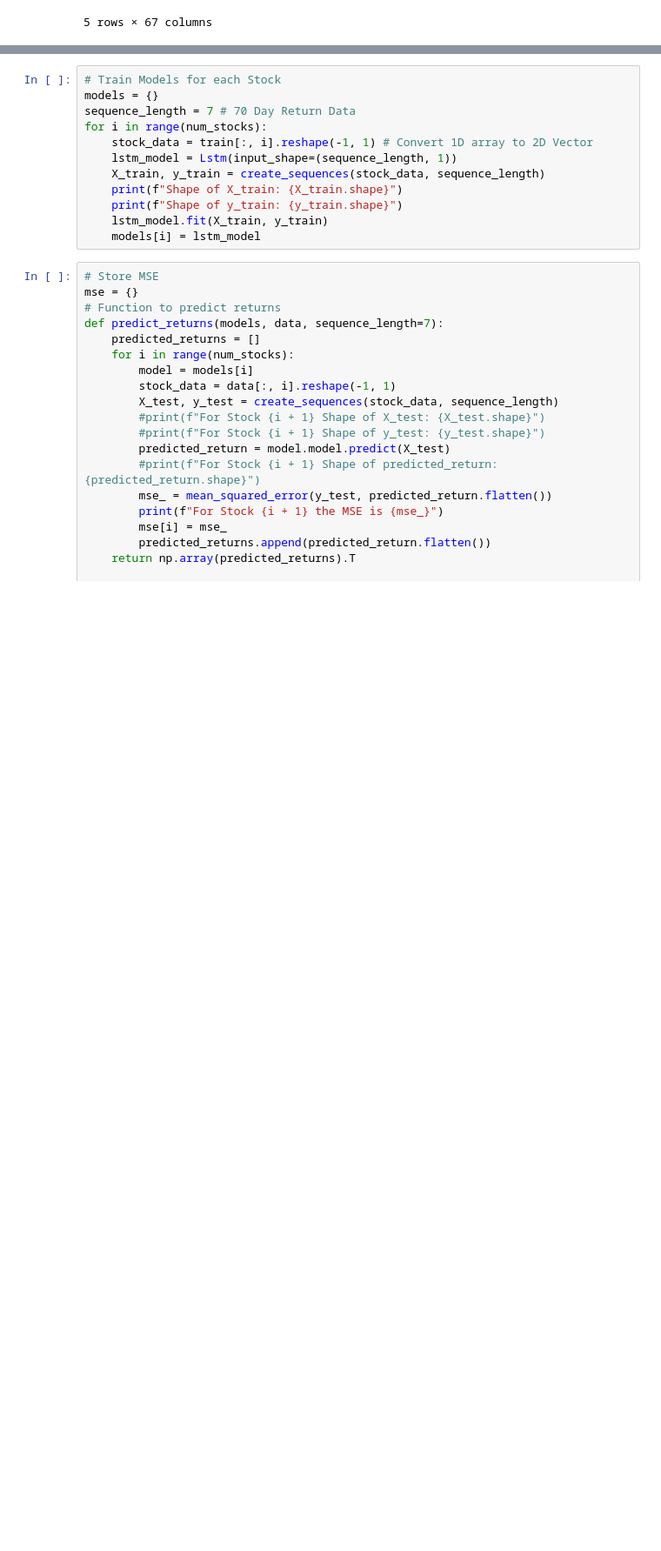
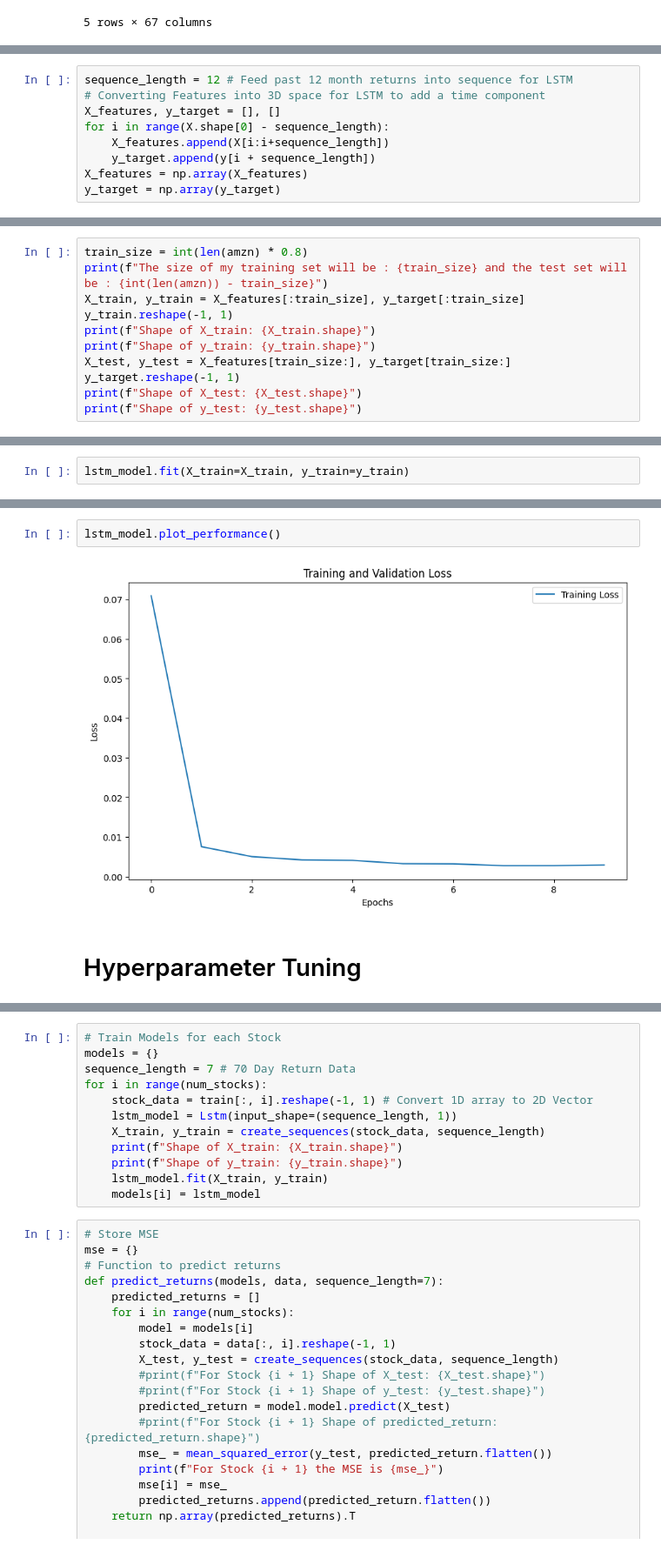
Before and after one commit to 97continuum/LSTM_based_Portfolio_Optimization, a Jupyter notebook: src/main.ipynb, the cells around one changed output, grey strips where cells are left out. Shown: that part at 87% size. Saved outputs shown, nothing was run; the diff lists cells and outputs as text; blank space fills up the shorter version.

```diff
--- a/src/main.ipynb
+++ b/src/main.ipynb
@@ -49,0 +53,9 @@ y = np.array(y)
+# %%
+sequence_length = 12 # Feed past 12 month returns into sequence for LSTM
+# Converting Features into 3D space for LSTM to add a time component
+X_features, y_target = [], []
+for i in range(X.shape[0] - sequence_length):
+    X_features.append(X[i:i+sequence_length])
+    y_target.append(y[i + sequence_length])
+X_features = np.array(X_features)
+y_target = np.array(y_target)
@@ -49,0 +68,11 @@ y = np.array(y)
+# %%
+train_size = int(len(amzn) * 0.8)
+print(f"The size of my training set will be : {train_size} and the test set will be : {int(len(amzn)) - train_size}")
+X_train, y_train = X_features[:train_size], y_target[:train_size]
+y_train.reshape(-1, 1)
+print(f"Shape of X_train: {X_train.shape}")
+print(f"Shape of y_train: {y_train.shape}")
+X_test, y_test = X_features[train_size:], y_target[train_size:]
+y_target.reshape(-1, 1)
+print(f"Shape of X_test: {X_test.shape}")
+print(f"Shape of y_test: {y_test.shape}")
@@ -49,0 +101,2 @@ y = np.array(y)
+# %%
+lstm_model.fit(X_train=X_train, y_train=y_train)
@@ -49,0 +124,6 @@ y = np.array(y)
+# %%
+lstm_model.plot_performance()
+# %% [output]
+[figure, added]
+# %% [markdown]
+# Hyperparameter Tuning
```
Also changed, not shown: parts of 31 cells of this notebook, 3 other files.
